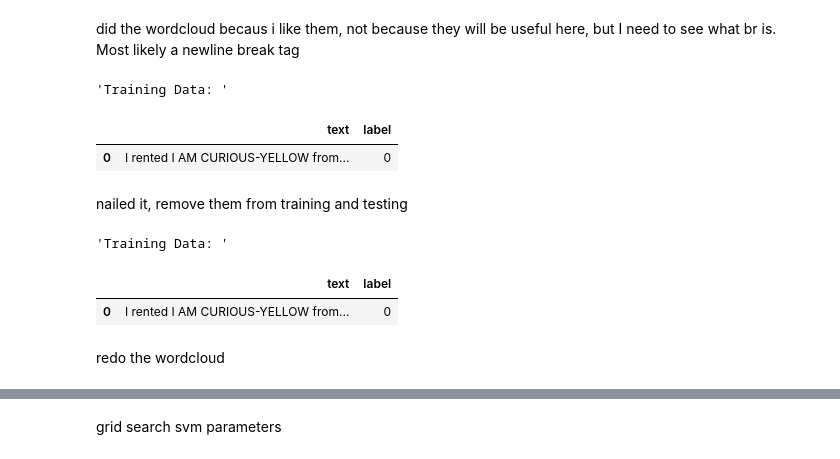
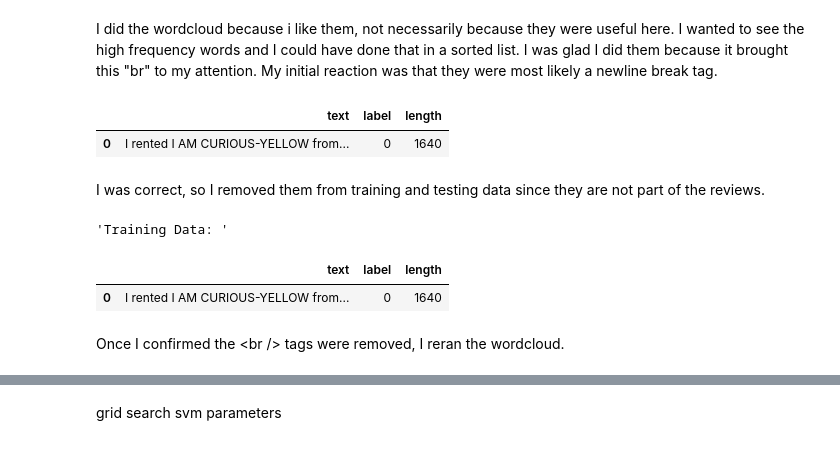
Before and after one commit to HaoleHawaiian/Text-Classification, a Jupyter notebook: IMDB Review Classification.ipynb, the cells around one changed output, grey strips where cells are left out. Cells and saved outputs as stored; diff of their text form; code cells hidden in the pictures.

```diff
--- a/IMDB Review Classification.ipynb
+++ b/IMDB Review Classification.ipynb
@@ -43,3 +102,4 @@ No nulls is good nulls
 # %%
-# train_data['length'] = train_data['text'].apply(len)
-# print(train_data['length'].describe())
+# Get lengths of each review for a histogram
+train_data['length'] = train_data['text'].apply(len)
+print(train_data['length'].describe())
@@ -75,22 +151,23 @@ No nulls is good nulls
 # %% [markdown]
-did the wordcloud becaus i like them, not because they will be useful here, but I need to see what br is. Most likely a newline break tag
+I did the wordcloud because i like them, not necessarily because they were useful here. I wanted to see the high frequency words and I could have done that in a sorted list. I was glad I did them because it brought this "br" to my attention. My initial reaction was that they were most likely a newline break tag.
 # %%
+# Remove truncation to see the whole entry, only one needed here for space
 pd.set_option('display.max_colwidth', None) # https://stackoverflow.com/questions/25351968/how-can-i-display-full-non-truncated-dataframe-information-in-html-when-conver
-display("Training Data: ", train_data.head(1))
+display(train_data.head(1))
 # %% [output]
-'Training Data: '
-|  | text | label |
-| 0 | I rented I AM CURIOUS-YELLOW from... | 0 |
+|  | text | label | length |
+| 0 | I rented I AM CURIOUS-YELLOW from... | 0 | 1640 |
 # %% [markdown]
-nailed it, remove them from training and testing
+I was correct, so I removed them from training and testing data since they are not part of the reviews.
 # %%
 train_data['text'] = train_data['text'].apply(lambda x: x.replace("<br />"," "))
 test_data['text'] = test_data['text'].apply(lambda x: x.replace("<br />"," "))
-display("Training Data: ", train_data.head(1))
+display(train_data.head(1))
+pd.set_option('display.max_colwidth', 50)
 # %% [output]
 'Training Data: '
-|  | text | label |
-| 0 | I rented I AM CURIOUS-YELLOW from... | 0 |
+|  | text | label | length |
+| 0 | I rented I AM CURIOUS-YELLOW from... | 0 | 1640 |
 # %% [markdown]
-redo the wordcloud
+Once I confirmed the \<br /> tags were removed, I reran the wordcloud.
 # %%
```
Also changed, not shown: parts of 26 cells of this notebook.
